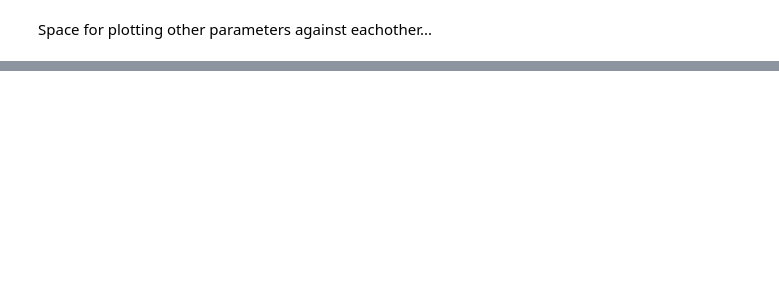
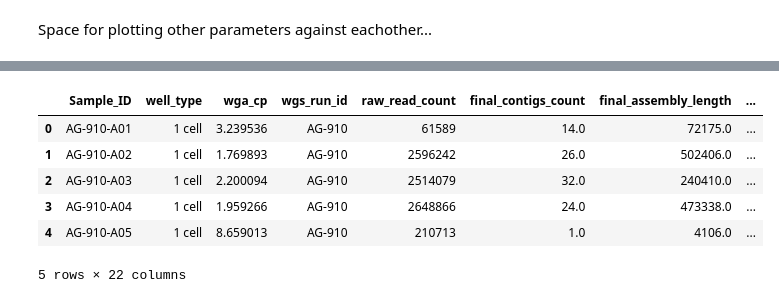
Before and after one commit to Bigelow-SCG-Course/Day1PM_SCG_data_intro, a Jupyter notebook: day1PM_playing_with_metadata.ipynb, the cells around one changed output, grey strips where cells are left out. Cells and saved outputs as stored; diff of their text form; code cells hidden in the pictures; blank space fills up the shorter version.

```diff
--- a/day1PM_playing_with_metadata.ipynb
+++ b/day1PM_playing_with_metadata.ipynb
@@ -158,0 +179,10 @@ NameError: name 'Inte' is not defined
+# %%
+fcdf.head()
+# %% [output]
+|  | Sample_ID | well_type | wga_cp | wgs_run_id | raw_read_count | final_contigs_count | final_assembly_length | ... |
+| 0 | AG-910-A01 | 1 cell | 3.239536 | AG-910 | 61589 | 14.0 | 72175.0 | ... |
+| 1 | AG-910-A02 | 1 cell | 1.769893 | AG-910 | 2596242 | 26.0 | 502406.0 | ... |
+| 2 | AG-910-A03 | 1 cell | 2.200094 | AG-910 | 2514079 | 32.0 | 240410.0 | ... |
+| 3 | AG-910-A04 | 1 cell | 1.959266 | AG-910 | 2648866 | 24.0 | 473338.0 | ... |
+| 4 | AG-910-A05 | 1 cell | 8.659013 | AG-910 | 210713 | 1.0 | 4106.0 | ... |
+5 rows × 22 columns
```
Also changed, not shown: parts of 13 cells of this notebook, 3 other files.
